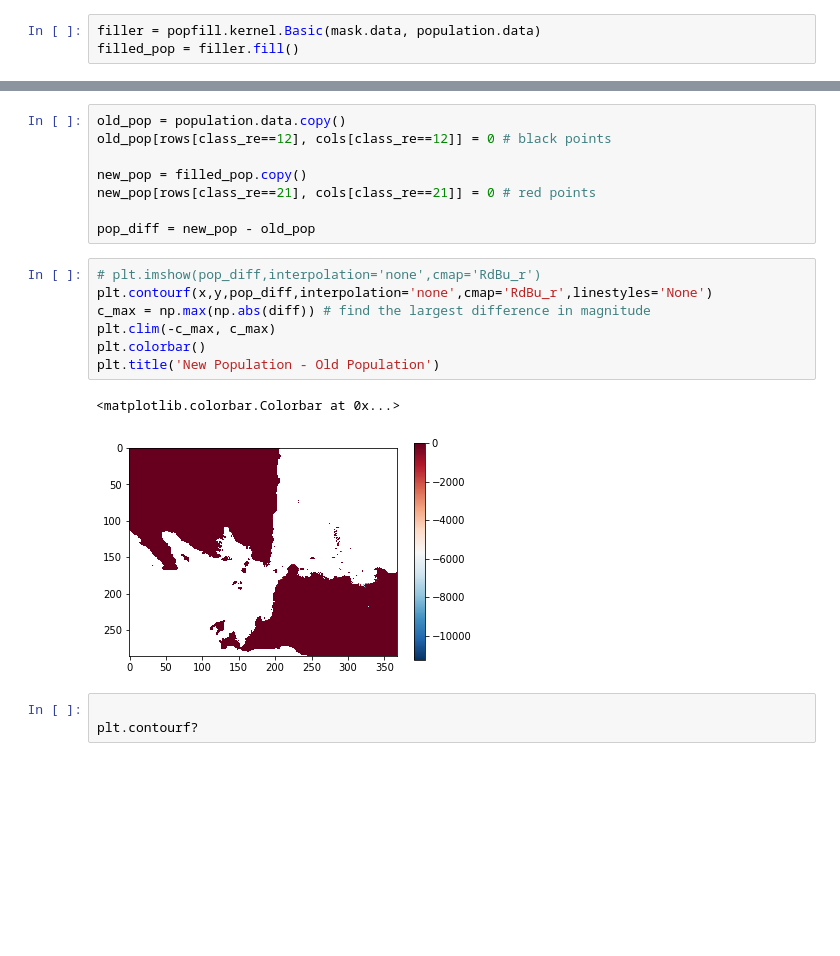
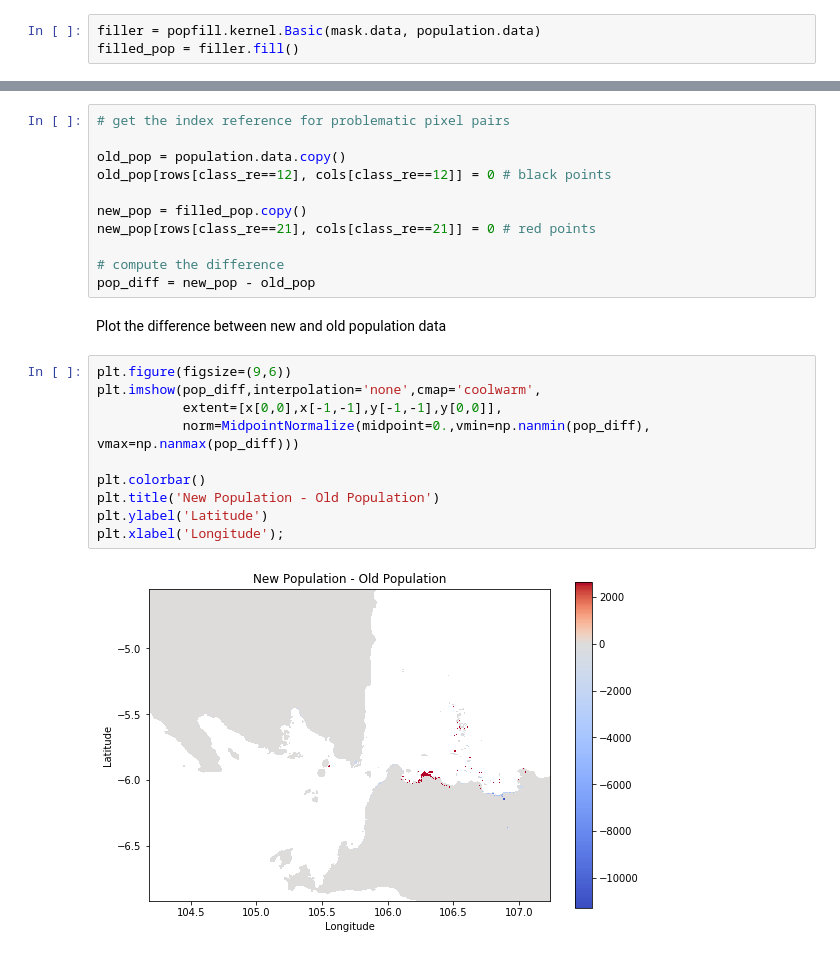
Before and after one commit to geohackweek/ghw2018_popfill, a Jupyter notebook: visualization.ipynb, the cells around one changed output, grey strips where cells are left out. Drawn from its saved outputs; the diff is of its cells as text; blank space fills up the shorter version.

```diff
--- a/visualization.ipynb
+++ b/visualization.ipynb
@@ -125,21 +165,25 @@ plt.imshow(new_pop,interpolation='none',cmap=pop_color)
 # %%
+# get the index reference for problematic pixel pairs
+
 old_pop = population.data.copy()
 old_pop[rows[class_re==12], cols[class_re==12]] = 0 # black points
 
 new_pop = filled_pop.copy()
 new_pop[rows[class_re==21], cols[class_re==21]] = 0 # red points
 
+# compute the difference
 pop_diff = new_pop - old_pop
-# %%
-# plt.imshow(pop_diff,interpolation='none',cmap='RdBu_r')
-plt.contourf(x,y,pop_diff,interpolation='none',cmap='RdBu_r',linestyles='None')
-c_max = np.max(np.abs(diff)) # find the largest difference in magnitude
-plt.clim(-c_max, c_max)
-plt.colorbar()
-plt.title('New Population - Old Population')
-# %% [output]
-<matplotlib.colorbar.Colorbar at 0x...>
-[figure, removed]
-# %%
-
-plt.contourf?
+# %% [markdown]
+Plot the difference between new and old population data
+# %%
+plt.figure(figsize=(9,6))
+plt.imshow(pop_diff,interpolation='none',cmap='coolwarm',
+           extent=[x[0,0],x[-1,-1],y[-1,-1],y[0,0]],
+           norm=MidpointNormalize(midpoint=0.,vmin=np.nanmin(pop_diff), vmax=np.nanmax(pop_diff)))
+
+plt.colorbar()
+plt.title('New Population - Old Population')
+plt.ylabel('Latitude')
+plt.xlabel('Longitude');
+# %% [output]
+[figure, added]
```
Also changed, not shown: parts of 31 cells of this notebook.
